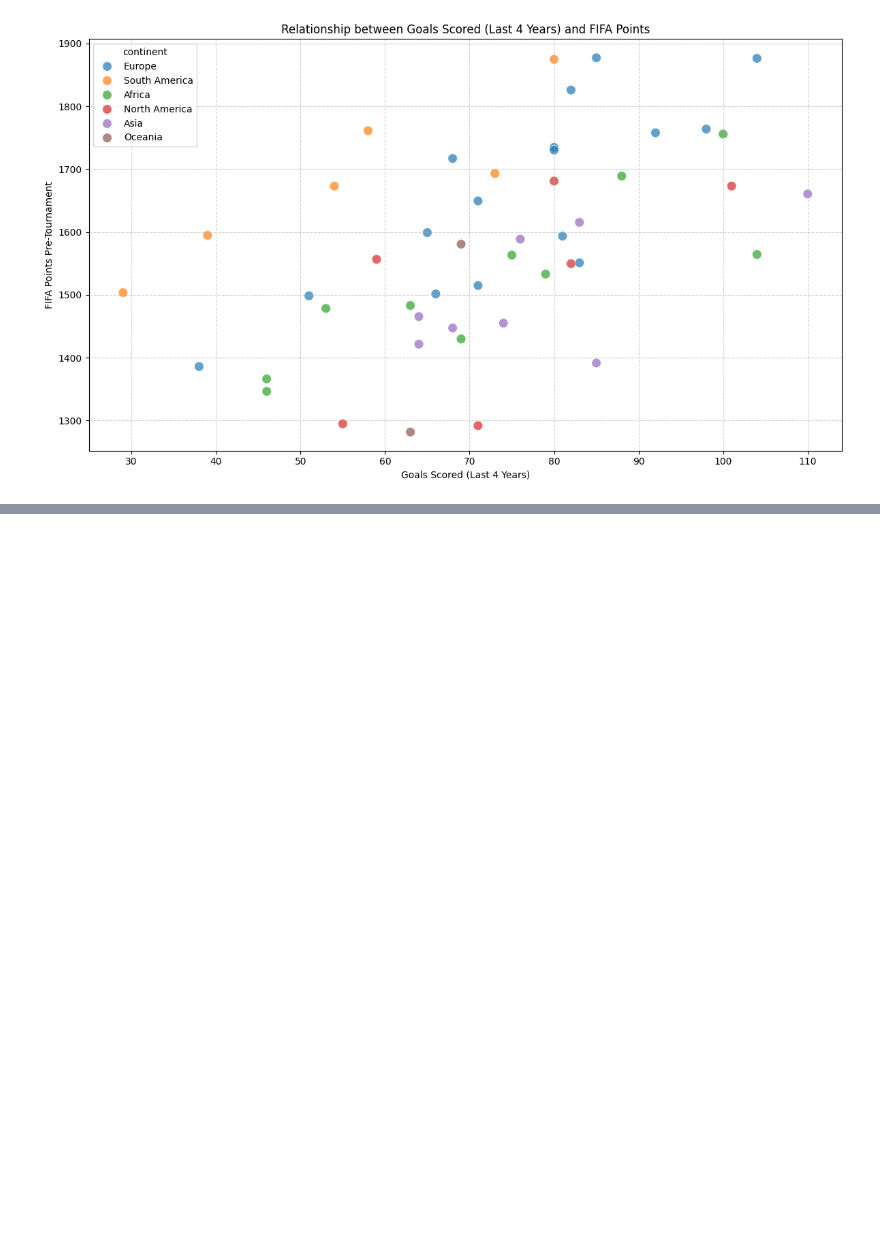
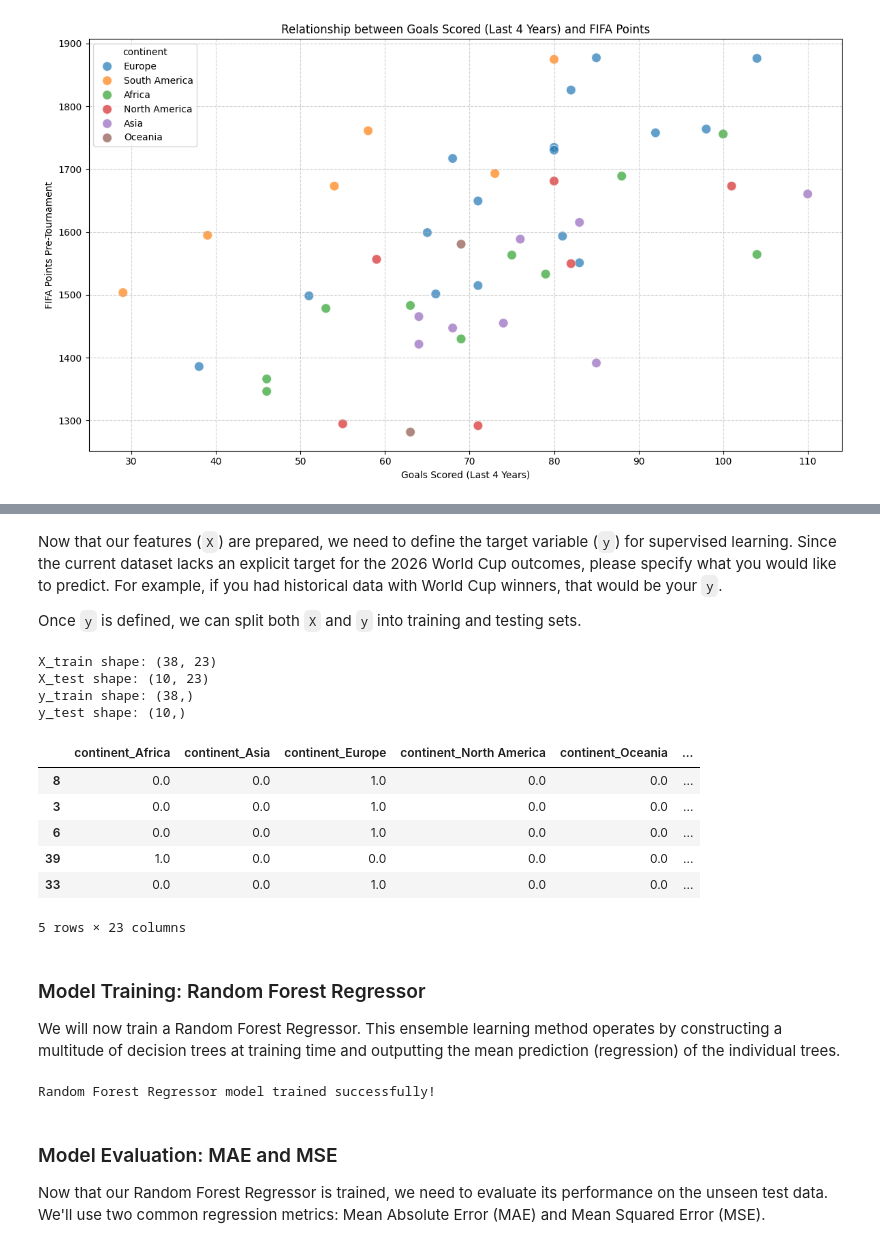
Before and after one commit to kxrrym03/FIFA, a Jupyter notebook: FIFA.ipynb, the cells around one changed output, grey strips where cells are left out. Drawn from its saved outputs; the diff is of its cells as text; code cells hidden in the pictures; blank space fills up the shorter version.

```diff
--- a/FIFA.ipynb
+++ b/FIFA.ipynb
@@ -233,0 +286,54 @@ plt.show()
+# %% [markdown]
+Now that our features (`X`) are prepared, we need to define the target variable (`y`) for supervised learning. Since the current dataset lacks an explicit target for the 2026 World Cup outcomes, please specify what you would like to predict. For example, if you had historical data with World Cup winners, that would be your `y`.
+
+Once `y` is defined, we can split both `X` and `y` into training and testing sets.
+# %%
+# For demonstration purposes, let's assume we want to predict 'fifa_points_pre_tournament' as a placeholder target 'y'.
+# In a real scenario, you would define 'y' based on the actual outcome you want to predict.
+
+# Example placeholder target (remove or replace with your actual target variable):
+y = df['fifa_points_pre_tournament']
+
+# Split the data into training and testing sets
+# We'll use a test size of 20% and a random state for reproducibility.
+X_train, X_test, y_train, y_test = train_test_split(X_df, y, test_size=0.2, random_state=42)
+
+print(f"X_train shape: {X_train.shape}")
+print(f"X_test shape: {X_test.shape}")
+print(f"y_train shape: {y_train.shape}")
+print(f"y_test shape: {y_test.shape}")
+
+display(X_train.head())
+# %% [output]
+X_train shape: (38, 23)
+X_test shape: (10, 23)
+y_train shape: (38,)
+y_test shape: (10,)
+|  | continent_Africa | continent_Asia | continent_Europe | continent_North America | continent_Oceania | ... |
+| 8 | 0.0 | 0.0 | 1.0 | 0.0 | 0.0 | ... |
+| 3 | 0.0 | 0.0 | 1.0 | 0.0 | 0.0 | ... |
+| 6 | 0.0 | 0.0 | 1.0 | 0.0 | 0.0 | ... |
+| 39 | 1.0 | 0.0 | 0.0 | 0.0 | 0.0 | ... |
+| 33 | 0.0 | 0.0 | 1.0 | 0.0 | 0.0 | ... |
+5 rows × 23 columns
+# %% [markdown]
+### Model Training: Random Forest Regressor
+
+We will now train a Random Forest Regressor. This ensemble learning method operates by constructing a multitude of decision trees at training time and outputting the mean prediction (regression) of the individual trees.
+# %%
+from sklearn.ensemble import RandomForestRegressor
+
+# Initialize the Random Forest Regressor model
+# We'll use a random_state for reproducibility.
+rf_regressor = RandomForestRegressor(n_estimators=100, random_state=42)
+
+# Train the model on the training data
+rf_regressor.fit(X_train, y_train)
+
+print("Random Forest Regressor model trained successfully!")
+# %% [output]
+Random Forest Regressor model trained successfully!
+# %% [markdown]
+### Model Evaluation: MAE and MSE
+
+Now that our Random Forest Regressor is trained, we need to evaluate its performance on the unseen test data. We'll use two common regression metrics: Mean Absolute Error (MAE) and Mean Squared Error (MSE).
```
Also changed, not shown: parts of 5 cells of this notebook.
